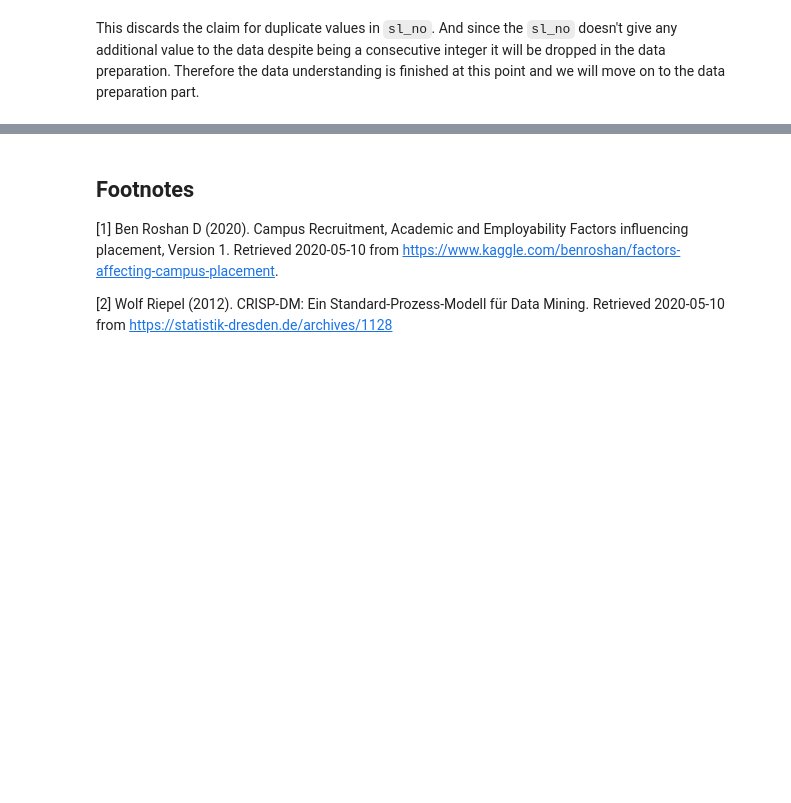
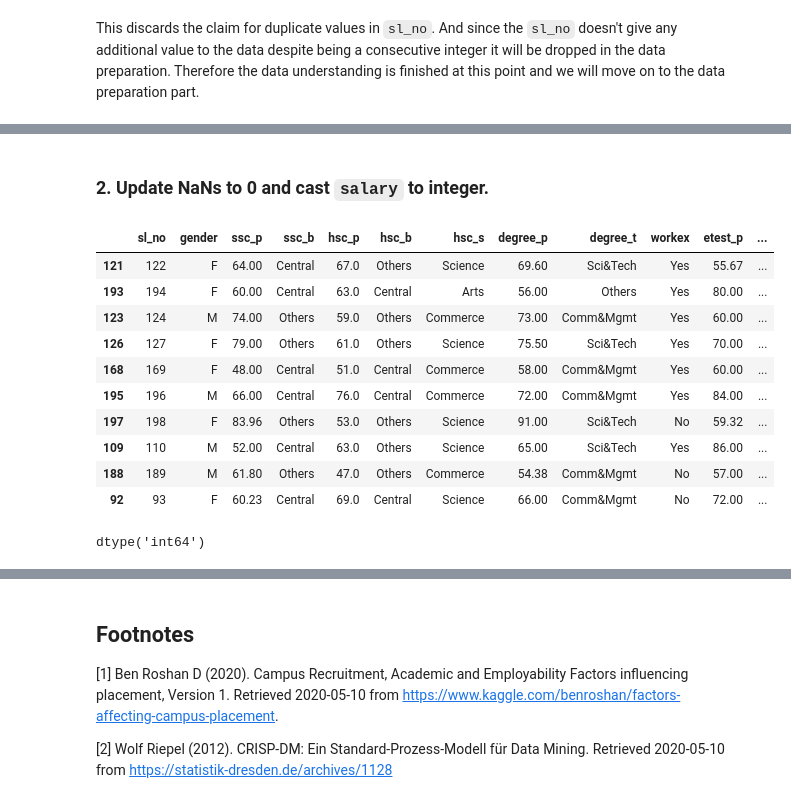
Before and after one commit to tinomerl/campus-recruitment-svm, a Jupyter notebook: campus-recruitment-svm.ipynb, the cells around one changed output, grey strips where cells are left out. Saved outputs shown, nothing was run; the diff lists cells and outputs as text; code cells hidden in the pictures; blank space fills up the shorter version.

```diff
--- a/campus-recruitment-svm.ipynb
+++ b/campus-recruitment-svm.ipynb
@@ -257,0 +281,21 @@ __Needed Steps:__
+# %% [markdown]
+### 2. Update NaNs to 0 and cast `salary` to integer.
+# %%
+df["salary"] = df["salary"].fillna(0).astype("int64")
+df.sample(10)
+# %% [output]
+|  | sl_no | gender | ssc_p | ssc_b | hsc_p | hsc_b | hsc_s | degree_p | degree_t | workex | etest_p | ... |
+| 121 | 122 | F | 64.00 | Central | 67.0 | Others | Science | 69.60 | Sci&Tech | Yes | 55.67 | ... |
+| 193 | 194 | F | 60.00 | Central | 63.0 | Central | Arts | 56.00 | Others | Yes | 80.00 | ... |
+| 123 | 124 | M | 74.00 | Others | 59.0 | Others | Commerce | 73.00 | Comm&Mgmt | Yes | 60.00 | ... |
+| 126 | 127 | F | 79.00 | Others | 61.0 | Others | Science | 75.50 | Sci&Tech | Yes | 70.00 | ... |
+| 168 | 169 | F | 48.00 | Central | 51.0 | Central | Commerce | 58.00 | Comm&Mgmt | Yes | 60.00 | ... |
+| 195 | 196 | M | 66.00 | Central | 76.0 | Central | Commerce | 72.00 | Comm&Mgmt | Yes | 84.00 | ... |
+| 197 | 198 | F | 83.96 | Others | 53.0 | Others | Science | 91.00 | Sci&Tech | No | 59.32 | ... |
+| 109 | 110 | M | 52.00 | Central | 63.0 | Others | Science | 65.00 | Sci&Tech | Yes | 86.00 | ... |
+| 188 | 189 | M | 61.80 | Others | 47.0 | Others | Commerce | 54.38 | Comm&Mgmt | No | 57.00 | ... |
+| 92 | 93 | F | 60.23 | Central | 69.0 | Central | Science | 66.00 | Comm&Mgmt | No | 72.00 | ... |
+# %%
+df["salary"].dtypes
+# %% [output]
+dtype('int64')
```
Also changed, not shown: parts of 18 cells of this notebook.
